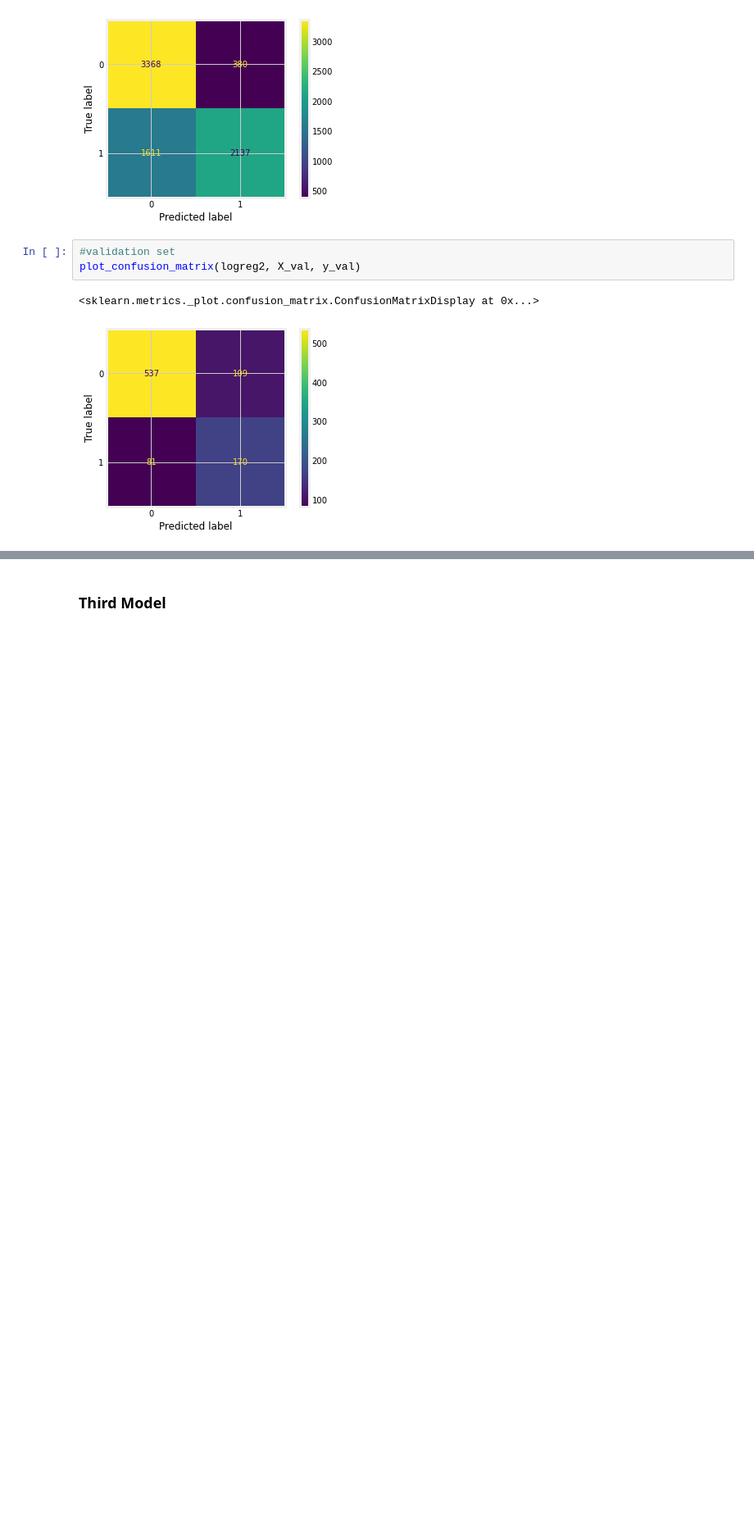
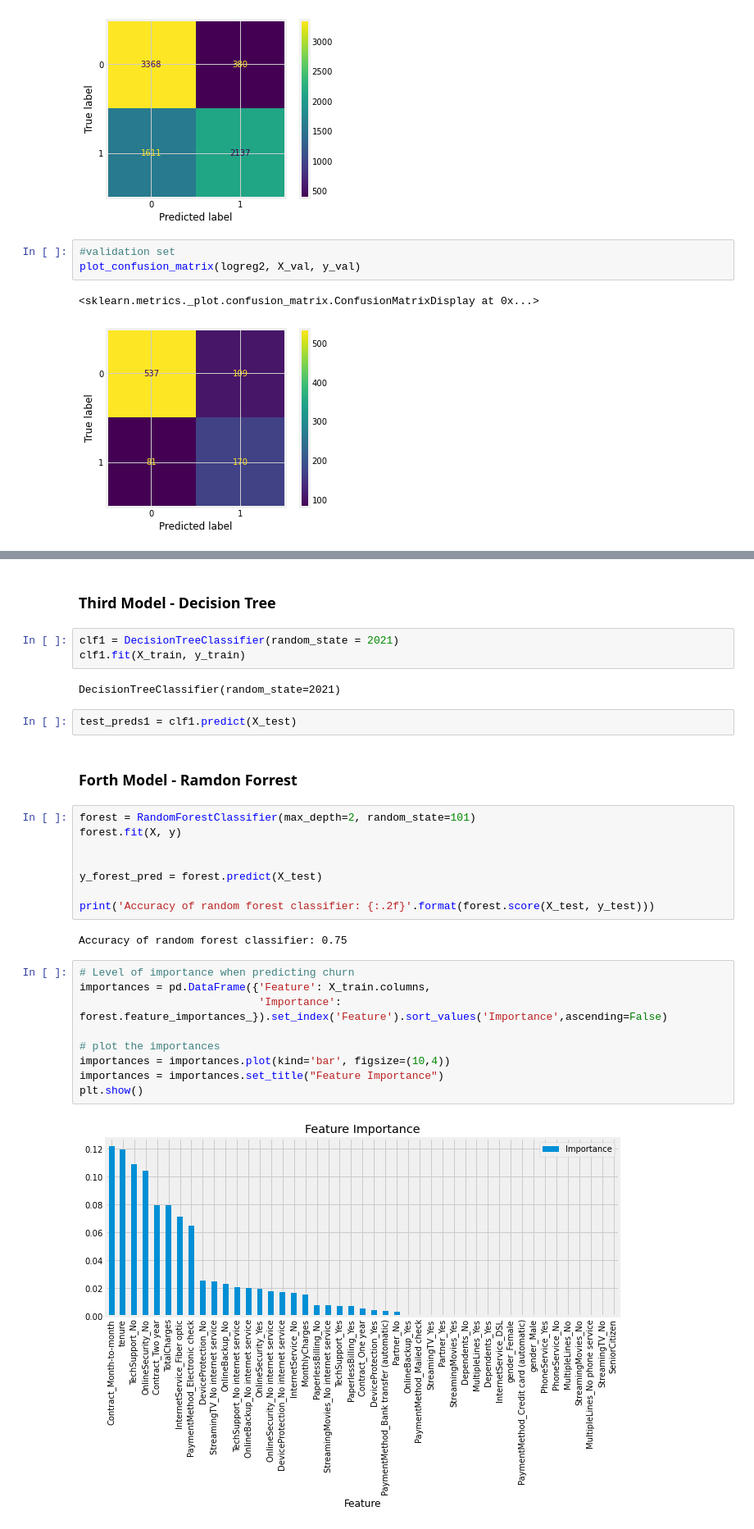
Before and after one commit to kinghenderson/Phase_3_Project, a Jupyter notebook: Model.ipynb, the cells around one changed output, grey strips where cells are left out. Shown at 82% size. Drawn from its saved outputs; the diff is of its cells as text; blank space fills up the shorter version.

```diff
--- a/Model.ipynb
+++ b/Model.ipynb
@@ -618,2 +622,32 @@ plot_confusion_matrix(logreg2, X_val, y_val)
 # %% [markdown]
-### Third Model
+### Third Model - Decision Tree
+# %%
+clf1 = DecisionTreeClassifier(random_state = 2021)
+clf1.fit(X_train, y_train)
+# %% [output]
+DecisionTreeClassifier(random_state=2021)
+# %%
+test_preds1 = clf1.predict(X_test)
+# %% [markdown]
+### Forth Model - Ramdon Forrest
+# %%
+forest = RandomForestClassifier(max_depth=2, random_state=101)
+forest.fit(X, y)
+
+
+y_forest_pred = forest.predict(X_test)
+
+print('Accuracy of random forest classifier: {:.2f}'.format(forest.score(X_test, y_test)))
+# %% [output]
+Accuracy of random forest classifier: 0.75
+# %%
+# Level of importance when predicting churn
+importances = pd.DataFrame({'Feature': X_train.columns,
+                            'Importance': forest.feature_importances_}).set_index('Feature').sort_values('Importance',ascending=False)
+
+# plot the importances
+importances = importances.plot(kind='bar', figsize=(10,4))
+importances = importances.set_title("Feature Importance")
+plt.show()
+# %% [output]
+[figure, added]
```
Also changed, not shown: parts of 12 cells of this notebook.
